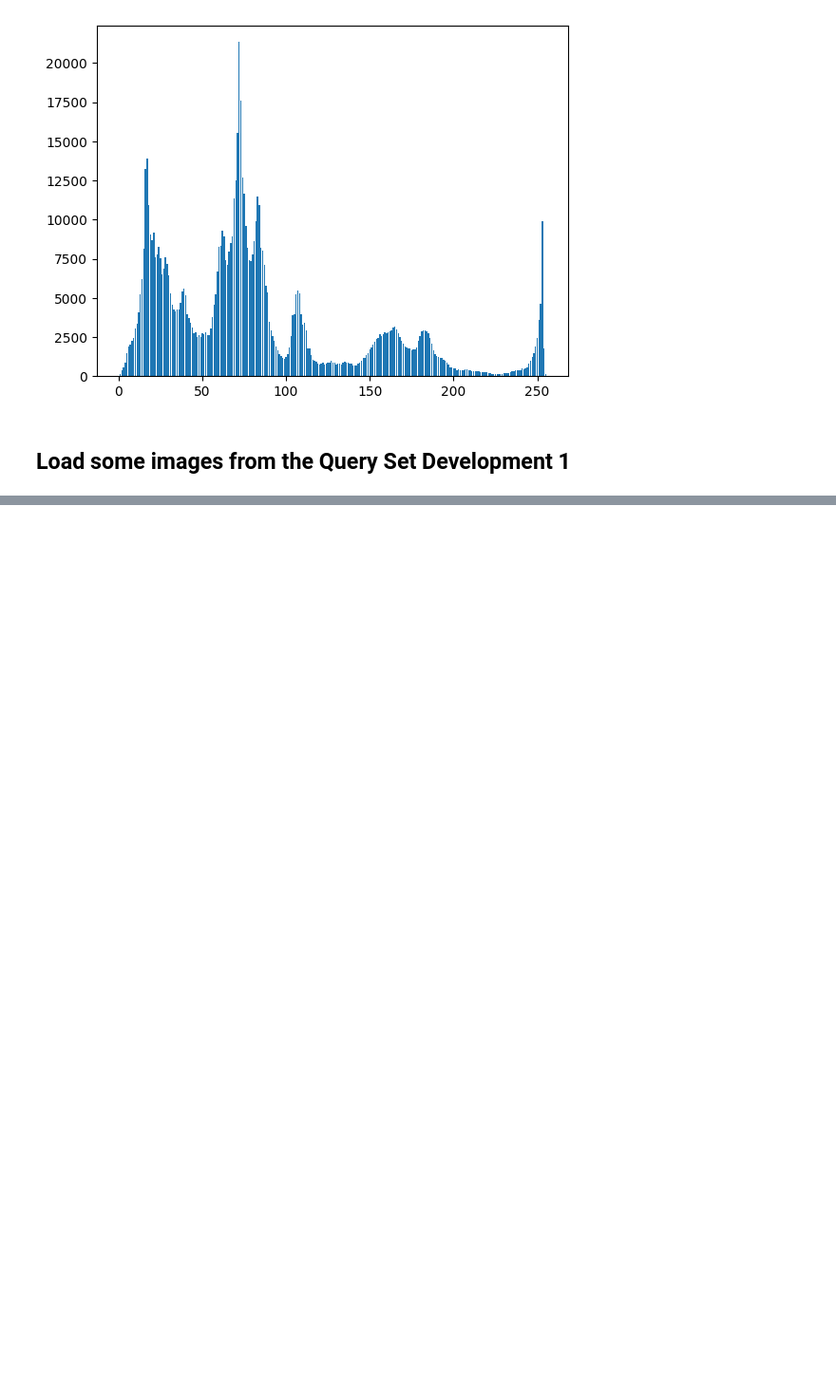
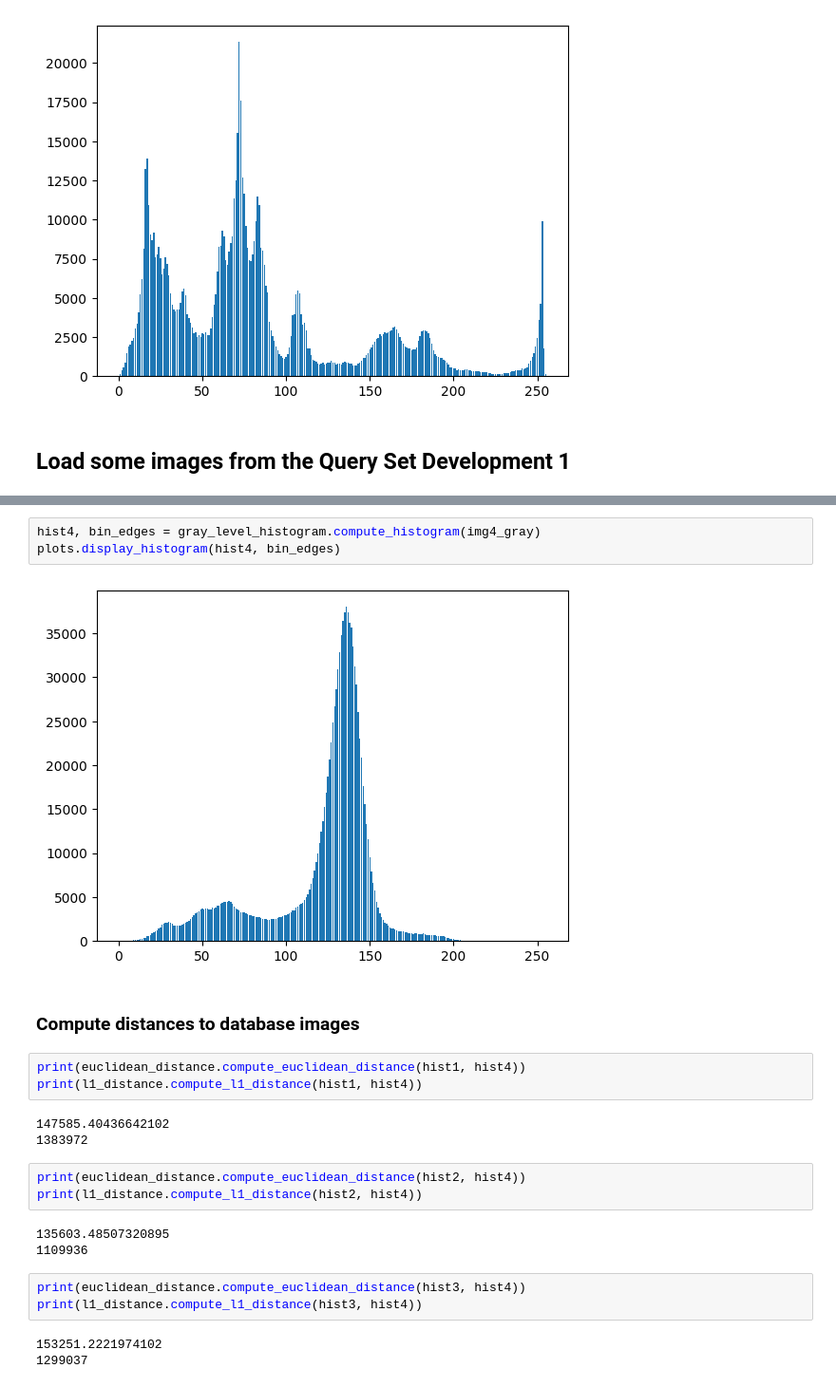
Before and after one commit to MCV-2025-C1-Project/Team5, a Jupyter notebook: notebooks/week1.ipynb, the cells around one changed output, grey strips where cells are left out. Shown at 95% size. Drawn from its saved outputs; the diff is of its cells as text; blank space fills up the shorter version.

Commit message:
feat: implement Euclidean distance and L1 distance

```diff
--- a/notebooks/week1.ipynb
+++ b/notebooks/week1.ipynb
@@ -62,0 +76,25 @@ plots.display_histogram(hist3, bin_edges)
+# %%
+hist4, bin_edges = gray_level_histogram.compute_histogram(img4_gray)
+plots.display_histogram(hist4, bin_edges)
+# %% [output]
+[figure, added]
+# %% [markdown]
+### Compute distances to database images
+# %%
+print(euclidean_distance.compute_euclidean_distance(hist1, hist4))
+print(l1_distance.compute_l1_distance(hist1, hist4))
+# %% [output]
+147585.40436642102
+1383972
+# %%
+print(euclidean_distance.compute_euclidean_distance(hist2, hist4))
+print(l1_distance.compute_l1_distance(hist2, hist4))
+# %% [output]
+135603.48507320895
+1109936
+# %%
+print(euclidean_distance.compute_euclidean_distance(hist3, hist4))
+print(l1_distance.compute_l1_distance(hist3, hist4))
+# %% [output]
+153251.2221974102
+1299037
```
Also changed, not shown: parts of 4 cells of this notebook, 3 other files.
